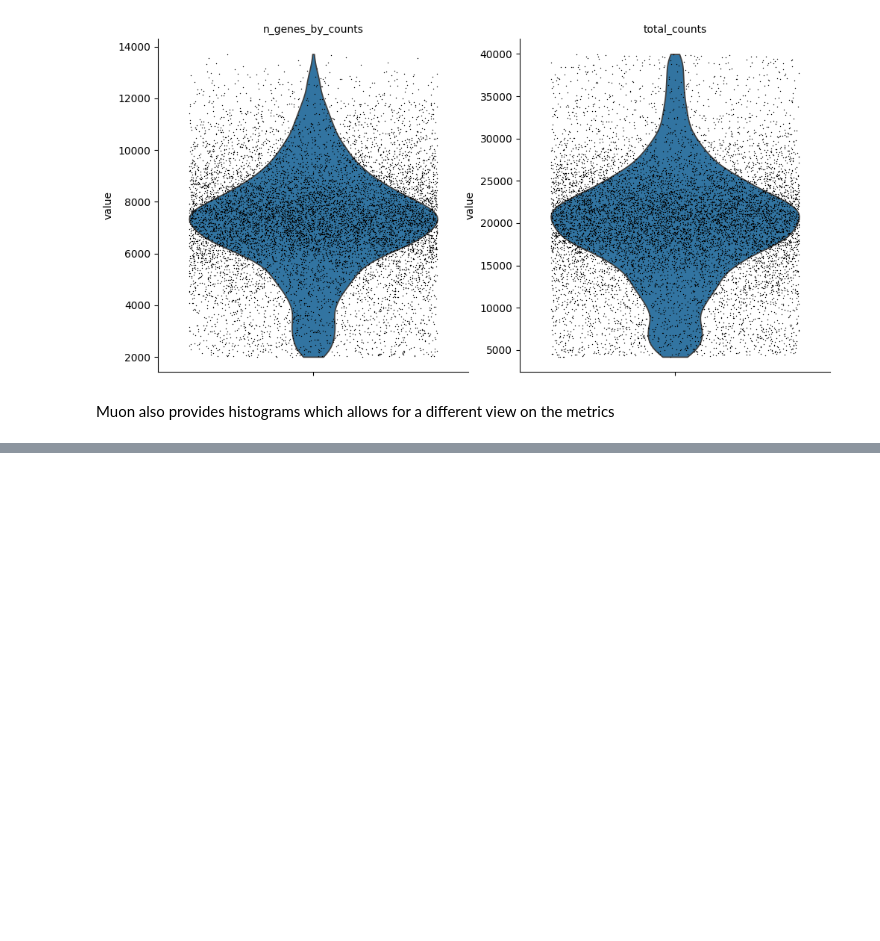
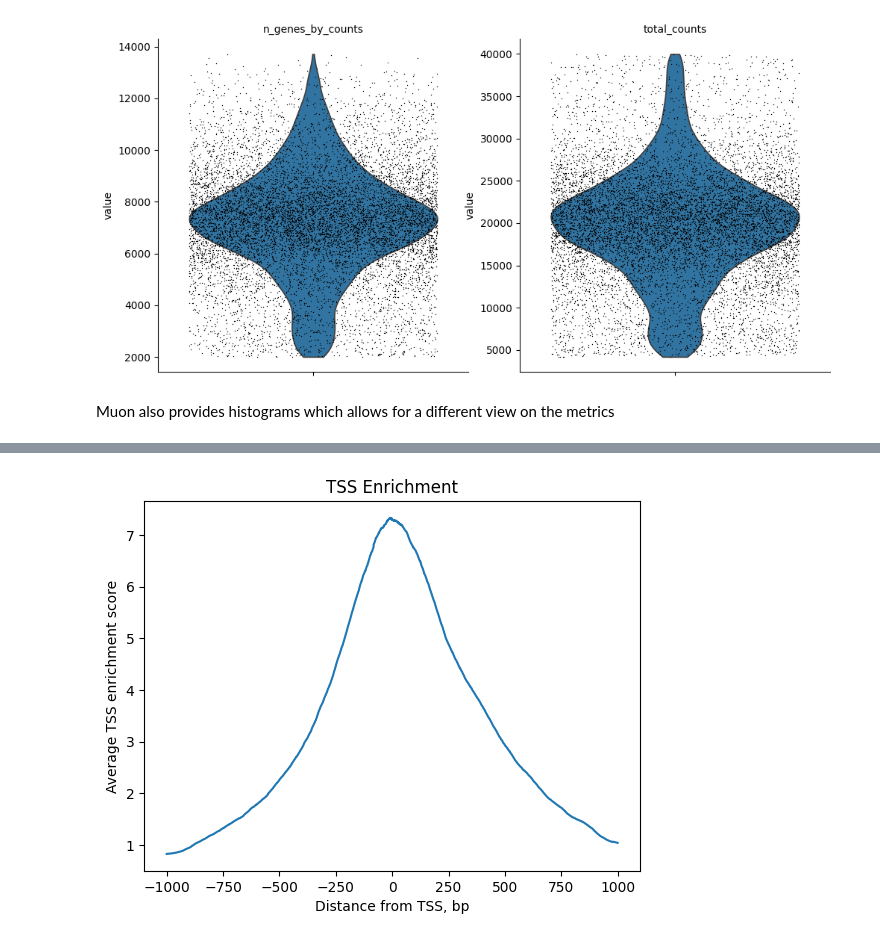
Before and after one commit to eagnanta/scrna-practice, a Jupyter notebook: advanced_data_structures_and_frameworks_practice.ipynb, the cells around one changed output, grey strips where cells are left out. Cells and saved outputs as stored; diff of their text form; code cells hidden in the pictures; blank space fills up the shorter version.

```diff
--- a/advanced_data_structures_and_frameworks_practice.ipynb
+++ b/advanced_data_structures_and_frameworks_practice.ipynb
@@ -333,0 +344,11 @@ Muon also provides histograms which allows for a different view on the metrics
+# %%
+# Perform rudimentary quality control with muon's ATAC module
+atac.obs["NS"] = 1
+ac.tl.locate_fragments(mdata, fragments=str(fragments))
+ac.tl.locate_fragments(atac, fragments=str(fragments))
+ac.tl.nucleosome_signal(atac, n=1e6)
+ac.tl.get_gene_annotation_from_rna(mdata["rna"]).head(3)
+tss = ac.tl.tss_enrichment(mdata, n_tss=1000)
+ac.pl.tss_enrichment(tss)
+# %% [output]
+[figure, added]
```
Also changed, not shown: parts of 20 cells of this notebook.
